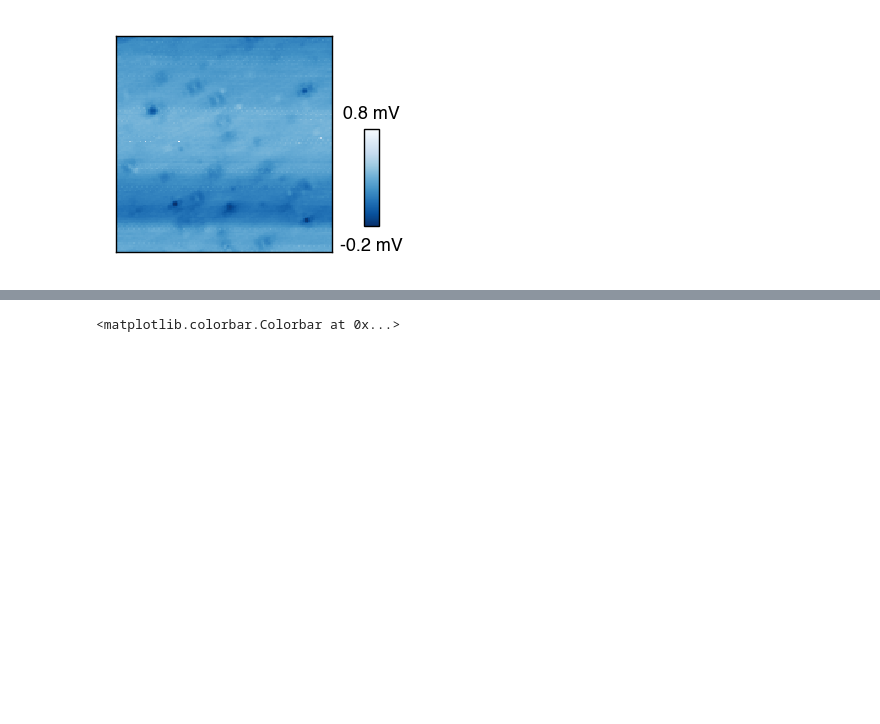
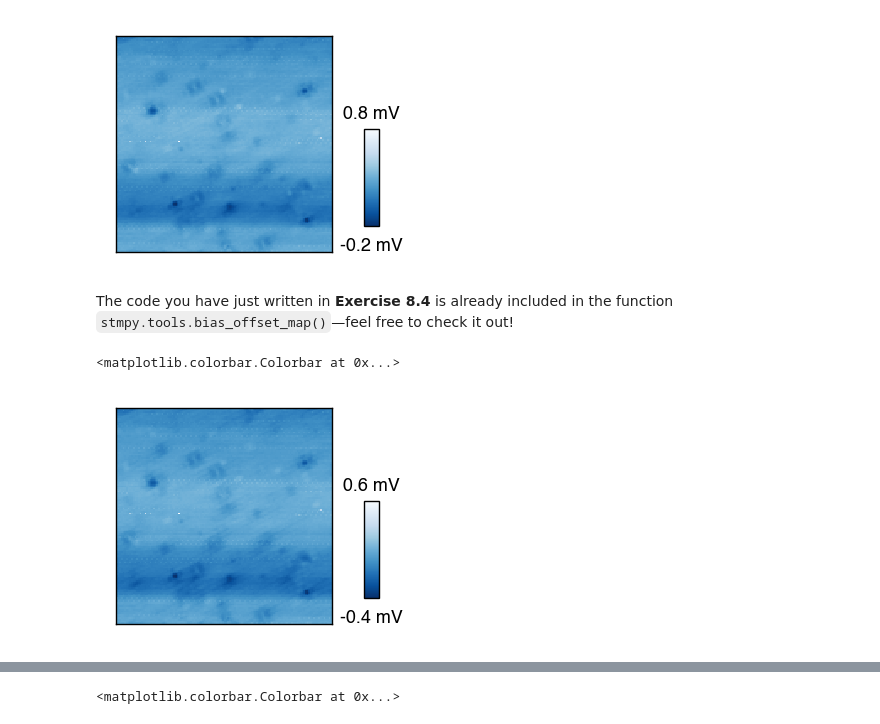
Before and after one commit to hoffmanlabcoding/stmpy, a Jupyter notebook: stmpy/doc/Stmpy 101 - getting started.ipynb, the cells around one changed output, grey strips where cells are left out. Saved outputs shown, nothing was run; the diff lists cells and outputs as text; code cells hidden in the pictures; blank space fills up the shorter version.

```diff
--- a/stmpy/doc/Stmpy 101 - getting started.ipynb
+++ b/stmpy/doc/Stmpy 101 - getting started.ipynb
@@ -1268,3 +1291,15 @@ stmpy.image.add_cbar(fs=6.5, units='mV', sf=1, pad=0.15)
 # %% [output]
 <matplotlib.colorbar.Colorbar at 0x...>
 [figure]
+# %% [markdown]
+The code you have just written in **Exercise 8.4** is already included in the function `stmpy.tools.bias_offset_map()`—feel free to check it out!
+# %%
+(sm.m,_) = stmpy.tools.bias_offset_map(sm.en,sm.I, npts=3)
+
+figure(figsize=[1.4,1.4]); ax = subplot(111)
+imshow(sm.m, cmap=stmpy.cm.Blues_r, aspect=1)
+ax.set_xticks([]); ax.set_yticks([])
+stmpy.image.add_cbar(fs=6.5, units='mV', sf=1, pad=0.15)
+# %% [output]
+<matplotlib.colorbar.Colorbar at 0x...>
+[figure, added]
```
Also changed, not shown: parts of 27 cells of this notebook, 2 other files.
